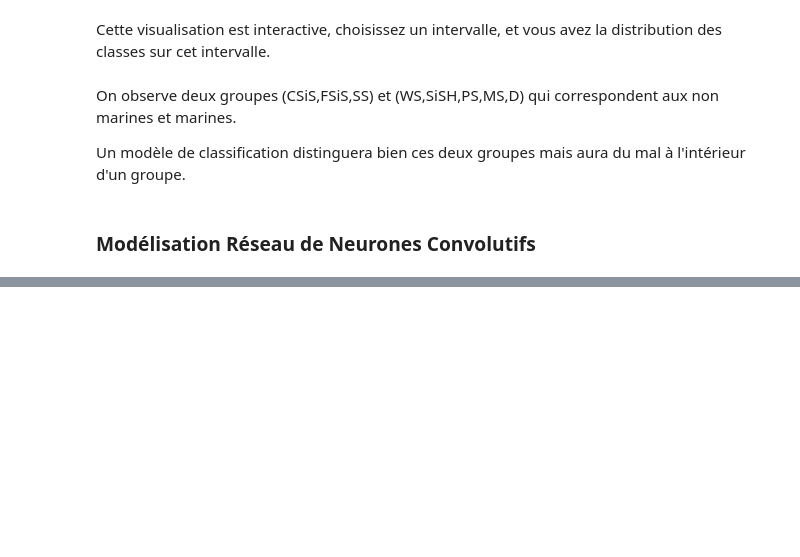
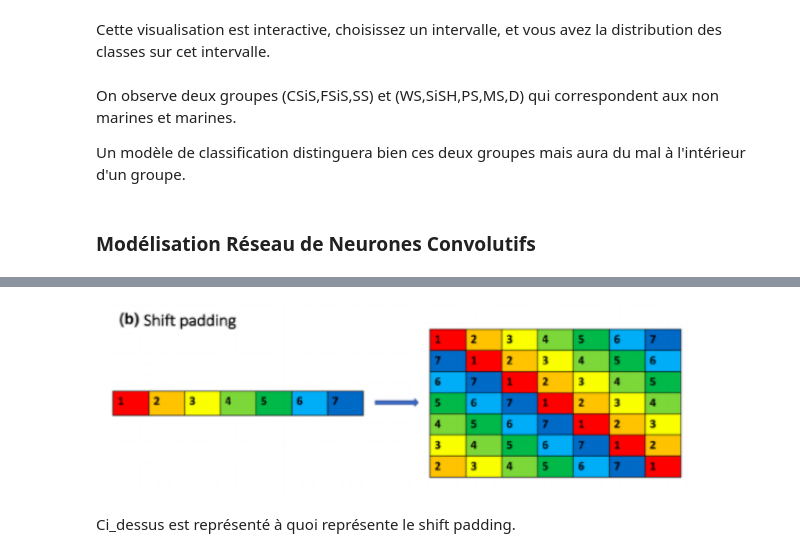
Before and after one commit to cheikh06/wells_project, a Jupyter notebook: Facies_Classification.ipynb, the cells around one changed output, grey strips where cells are left out. Saved outputs shown, nothing was run; the diff lists cells and outputs as text; code cells hidden in the pictures; blank space fills up the shorter version.

```diff
--- a/Facies_Classification.ipynb
+++ b/Facies_Classification.ipynb
@@ -309,0 +370,8 @@ df['IdxFacies']=df['Facies']-1
+# %%
+from IPython.display import Image
+
+Image(filename = '/Users/cheikhtoure/Desktop/shiftPadding.png', width = 600, height = 300)
+# %% [output]
+[figure, added]
+# %% [markdown]
+Ci_dessus est représenté à quoi représente le shift padding.
```
Also changed, not shown: parts of 43 cells of this notebook.
